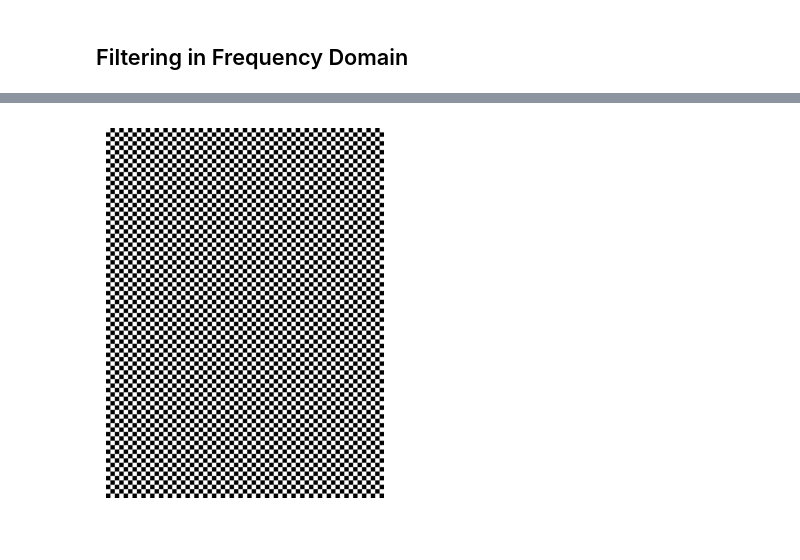
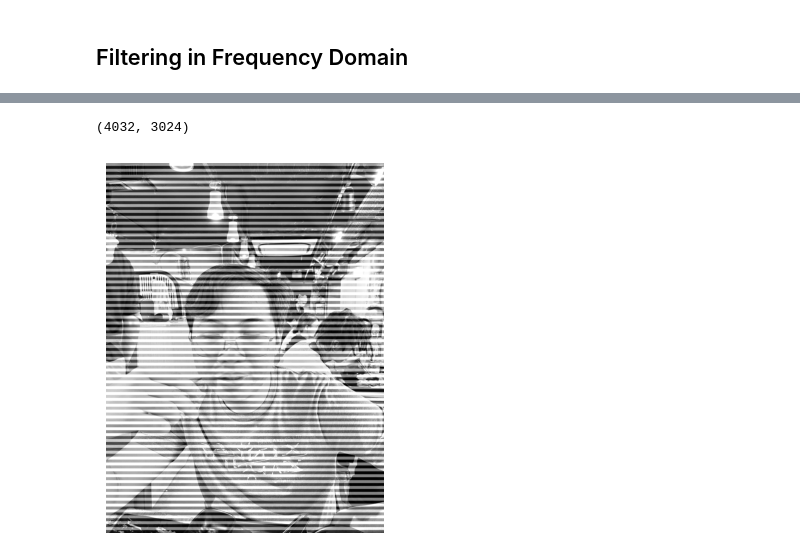
Before and after one commit to fongc123/notes, a Jupyter notebook: src/image processing/filtering.ipynb, the cells around one changed output, grey strips where cells are left out. Cells and saved outputs as stored; diff of their text form; code cells hidden in the pictures.

```diff
--- a/src/image processing/filtering.ipynb
+++ b/src/image processing/filtering.ipynb
@@ -14,6 +14,3 @@ print(img.shape)
 (4032, 3024)
 # %% [markdown]
 ## Filtering in Frequency Domain
-# %%
-img[256:512, 0:256] = 255
-plt.imshow(img, cmap = "gray")
@@ -43,3 +37,17 @@ def create_grid(length, img_height = 4032, img_width = 3024):
             alternate_col = not alternate_col
 
     return output
+# %%
+lines = cv2.cvtColor(create_lines(32), cv2.COLOR_RGB2GRAY)
+grid = cv2.cvtColor(create_grid(48), cv2.COLOR_RGB2GRAY)
+
+# show images
+fig, (ax1, ax2) = plt.subplots(1, 2, figsize = (8, 4))
+ax1.imshow(lines, cmap = "gray")
+ax1.axis("off")
+ax1.set_title("Lines")
+ax2.imshow(grid, cmap = "gray")
+ax2.axis("off")
+ax2.set_title("Grid")
+plt.tight_layout()
+plt.show()
@@ -46,7 +56,10 @@ def create_grid(length, img_height = 4032, img_width = 3024):
 # %%
-grid = create_grid(48)
-plt.imshow(grid, cmap = "gray")
+# add lines to image
+img_degraded = cv2.addWeighted(img, 1, lines, 0.5, 0)
+print(img_degraded.shape)
+plt.imshow(img_degraded, cmap = "gray")
 plt.axis("off")
 plt.show()
 # %% [output]
+(4032, 3024)
-[figure, old version]
+[figure, new version]
```
Also changed, not shown: parts of 4 cells of this notebook.
